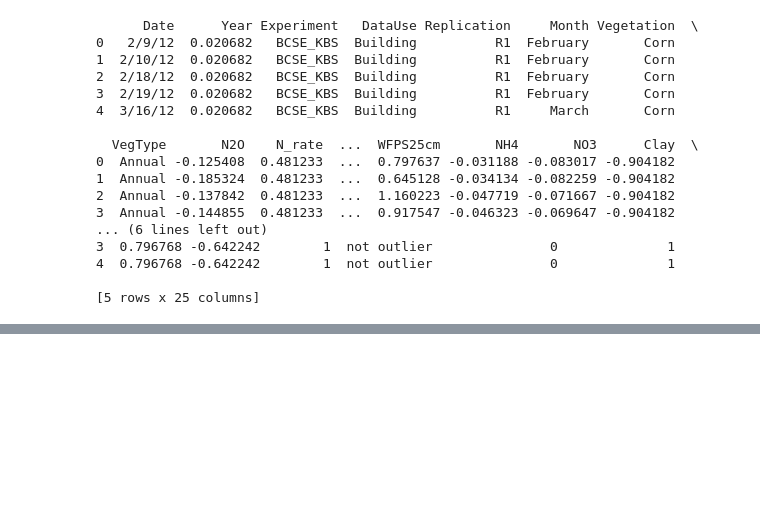
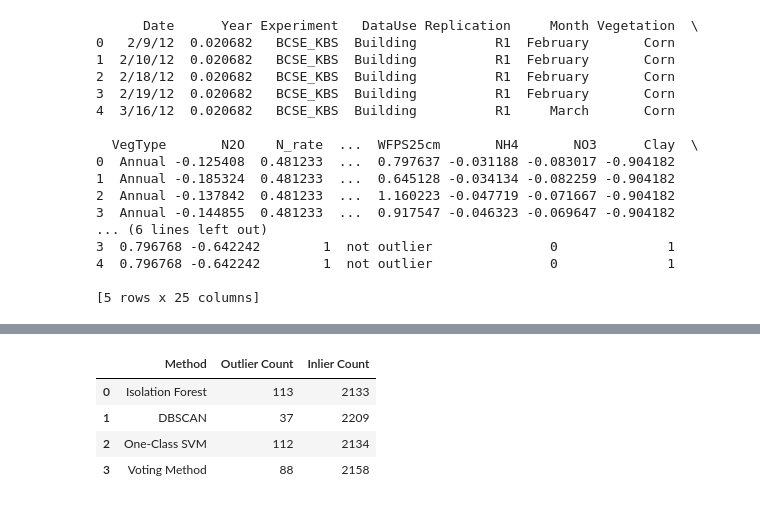
Before and after one commit to roniwahyu/outlier-detection2024, a Jupyter notebook: 09_03_Agriculture_N2O_IF_DBSCAN_OneClassSVM_Ensemble_+_XGBoost_SWI(1).ipynb, the cells around one changed output, grey strips where cells are left out. Cells and saved outputs as stored; diff of their text form; code cells hidden in the pictures; blank space fills up the shorter version.

```diff
--- a/09_03_Agriculture_N2O_IF_DBSCAN_OneClassSVM_Ensemble_+_XGBoost_SWI(1).ipynb
+++ b/09_03_Agriculture_N2O_IF_DBSCAN_OneClassSVM_Ensemble_+_XGBoost_SWI(1).ipynb
@@ -837,0 +971,4 @@ print(data.head())
+# %%
+# Combine results using voting method
+data['Voting_Outlier'] = (data[['IF_Outlier', 'DBSCAN_Outlier', 'OCSVM_Outlier']] == -1).sum(axis=1) >= 2
+data['Voting_Outlier'] = data['Voting_Outlier'].astype(int).replace({1: -1, 0: 1})
@@ -837,0 +995,25 @@ print(data.head())
+# %%
+# Summary of results
+summary_table = pd.DataFrame({
+    'Method': ['Isolation Forest', 'DBSCAN', 'One-Class SVM', 'Voting Method'],
+    'Outlier Count': [
+        (data['IF_Outlier'] == -1).sum(),
+        (data['DBSCAN_Outlier'] == -1).sum(),
+        (data['OCSVM_Outlier'] == -1).sum(),
+        (data['Voting_Outlier'] == -1).sum()
+    ],
+    'Inlier Count': [
+        (data['IF_Outlier'] == 1).sum(),
+        (data['DBSCAN_Outlier'] != -1).sum(),
+        (data['OCSVM_Outlier'] == 1).sum(),
+        (data['Voting_Outlier'] == 1).sum()
+    ]
+})
+# %%
+summary_table
+# %% [output]
+|  | Method | Outlier Count | Inlier Count |
+| 0 | Isolation Forest | 113 | 2133 |
+| 1 | DBSCAN | 37 | 2209 |
+| 2 | One-Class SVM | 112 | 2134 |
+| 3 | Voting Method | 88 | 2158 |
```
Also changed, not shown: parts of 20 cells of this notebook, 9 other files.
